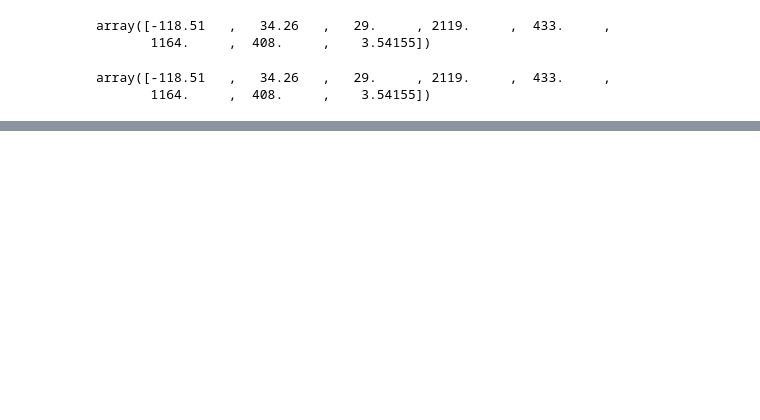
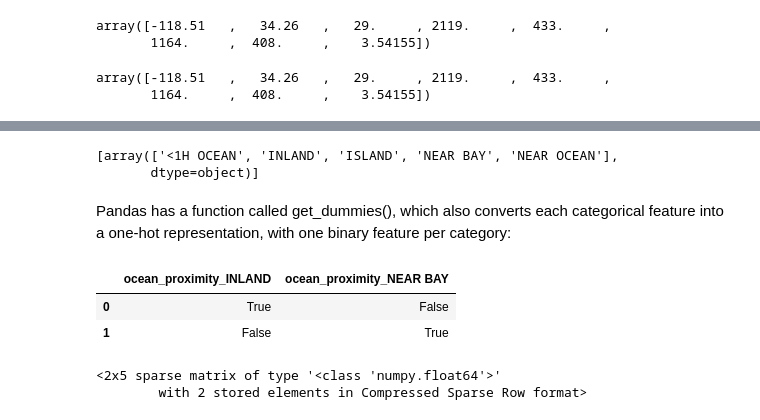
Before and after one commit to Amahianjoshua/hands-on-ml, a Jupyter notebook: End_to_end_project.ipynb, the cells around one changed output, grey strips where cells are left out. Drawn from its saved outputs; the diff is of its cells as text; code cells hidden in the pictures; blank space fills up the shorter version.

```diff
--- a/End_to_end_project.ipynb
+++ b/End_to_end_project.ipynb
@@ -305,0 +368,19 @@ X= imputer.transform(housing_num)
+# %%
+cat_encoder.categories_
+# %% [output]
+[array(['<1H OCEAN', 'INLAND', 'ISLAND', 'NEAR BAY', 'NEAR OCEAN'],
+       dtype=object)]
+# %% [markdown]
+Pandas has a function called get_dummies(), which also converts each categorical feature into a one-hot representation, with one binary feature per category:
+# %%
+df_test=pd.DataFrame({"ocean_proximity": ["INLAND", "NEAR BAY"]})
+pd.get_dummies(df_test)
+# %% [output]
+|  | ocean_proximity_INLAND | ocean_proximity_NEAR BAY |
+| 0 | True | False |
+| 1 | False | True |
+# %%
+cat_encoder.transform(df_test)
+# %% [output]
+<2x5 sparse matrix of type '<class 'numpy.float64'>'
+        with 2 stored elements in Compressed Sparse Row format>
```
Also changed, not shown: parts of 13 cells of this notebook.
